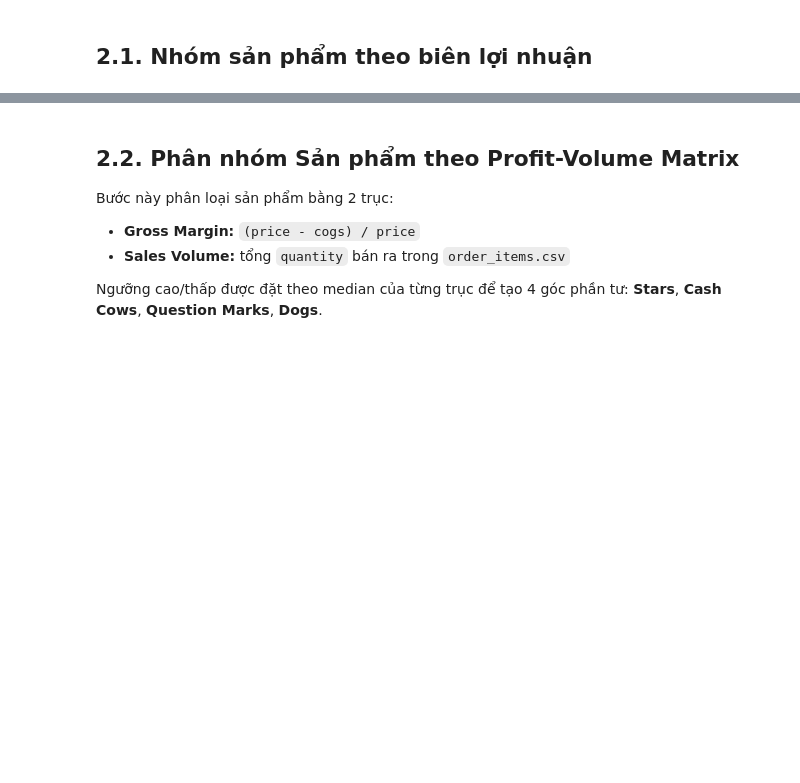
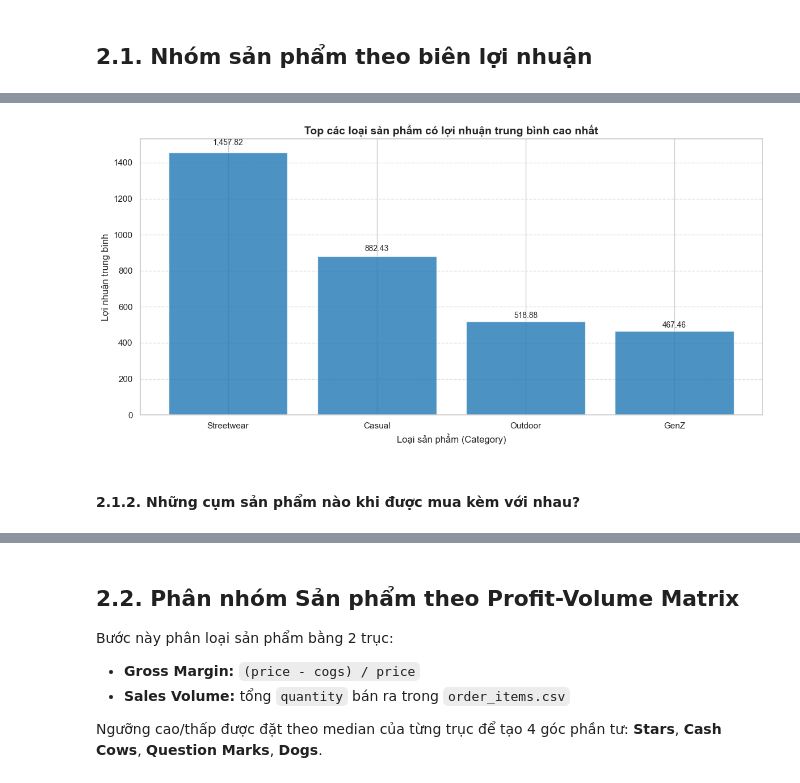
Before and after one commit to zintomvn/DATATHON-2026-VinUni, a Jupyter notebook: notebooks/problem_solving.ipynb, the cells around one changed output, grey strips where cells are left out. Saved outputs shown, nothing was run; the diff lists cells and outputs as text; code cells hidden in the pictures; blank space fills up the shorter version.

```diff
--- a/notebooks/problem_solving.ipynb
+++ b/notebooks/problem_solving.ipynb
@@ -428,0 +542,37 @@ plt.show()
+# %%
+# Tính lợi nhuận cho từng sản phẩm (Lợi nhuận = Giá bán - Giá vốn)
+products['profit'] = products['price'] - products['cogs']
+
+# Tổng hợp dữ liệu: Tính lợi nhuận trung bình theo từng loại sản phẩm
+profit_df = products.groupby('category').agg(
+    avg_profit=('profit', 'mean')
+).reset_index()
+
+# Sắp xếp dữ liệu theo lợi nhuận giảm dần để tìm Top
+profit_df = profit_df.sort_values('avg_profit', ascending=False)
+
+fig, ax = plt.subplots(figsize=(12, 6))
+
+# Vẽ biểu đồ cột thể hiện lợi nhuận của các loại sản phẩm
+color = 'tab:blue'
+bars = ax.bar(profit_df['category'], profit_df['avg_profit'], color=color, alpha=0.8)
+
+ax.set_xlabel('Loại sản phẩm (Category)', fontsize=12)
+ax.set_ylabel('Lợi nhuận trung bình', fontsize=12)
+ax.tick_params(axis='y')
+ax.tick_params(axis='x') # Xoay nhãn trục x để không bị chồng chéo
+ax.grid(axis='y', linestyle='--', alpha=0.6) # Chỉ kẻ lưới ngang cho biểu đồ cột
+
+# Hiển thị giá trị cụ thể trên đỉnh của từng cột
+for bar in bars:
+    yval = bar.get_height()
+    ax.text(bar.get_x() + bar.get_width()/2, yval + (yval * 0.02), f'{yval:,.2f}', ha='center', va='bottom', fontsize=10)
+
+# Cập nhật lại tiêu đề
+plt.title('Top các loại sản phẩm có lợi nhuận trung bình cao nhất', fontsize=14, fontweight='bold')
+fig.tight_layout()
+plt.show()
+# %% [output]
+[figure, added]
+# %% [markdown]
+#### 2.1.2. Những cụm sản phẩm nào khi được mua kèm với nhau?
```
Also changed, not shown: parts of 69 cells of this notebook, 16 other files.
